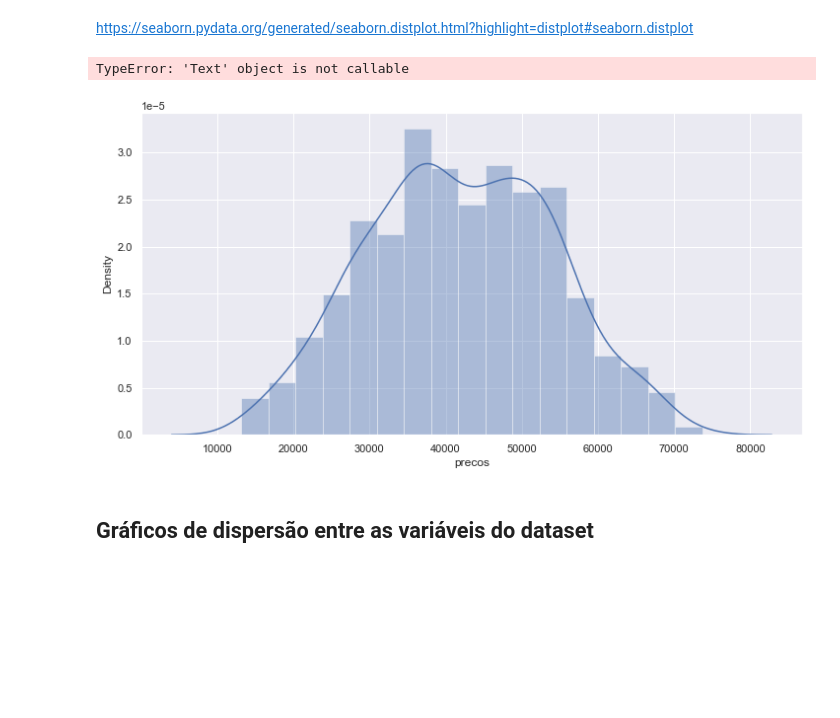
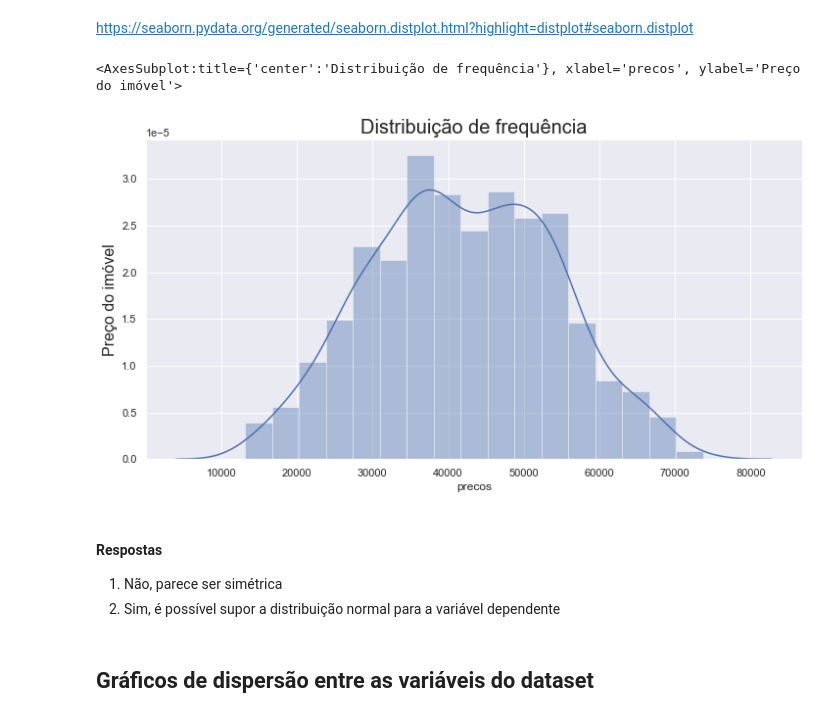
Before and after one commit to 6abi/data-science, a Jupyter notebook: Regrecao-Linear/reg-linear/Exercicio/Regressao Linear - Exercicio.ipynb, the cells around one changed output. Cells and saved outputs as stored; diff of their text form; code cells hidden in the pictures; blank space fills up the shorter version.

Commit message:
Análise da frequência da variavél dependente(preço)

```diff
--- a/Regrecao-Linear/reg-linear/Exercicio/Regressao Linear - Exercicio.ipynb
+++ b/Regrecao-Linear/reg-linear/Exercicio/Regressao Linear - Exercicio.ipynb
@@ -232,11 +232,16 @@ https://seaborn.pydata.org/generated/seaborn.distplot.html?highlight=distplot#se
 # %%
 ax = sns.distplot(dados['precos'])
 ax.figure.set_size_inches(12, 6)
-ax.title('Distribuição de frequência', fontsize=20)
+ax.set_title('Distribuição de frequência', fontsize=20)
 ax.set_ylabel('Preço do imóvel', fontsize=16)
+ax
 # %% [output]
-TypeError: 'Text' object is not callable
+<AxesSubplot:title={'center':'Distribuição de frequência'}, xlabel='precos', ylabel='Preço do imóvel'>
-[figure, old version]
+[figure, new version]
+# %% [markdown]
+#### Respostas
+1. Não, parece ser simétrica
+2. Sim, é possível supor a distribuição normal para a variável dependente
 # %% [markdown]
 ## Gráficos de dispersão entre as variáveis do dataset
 # %% [markdown]
```
